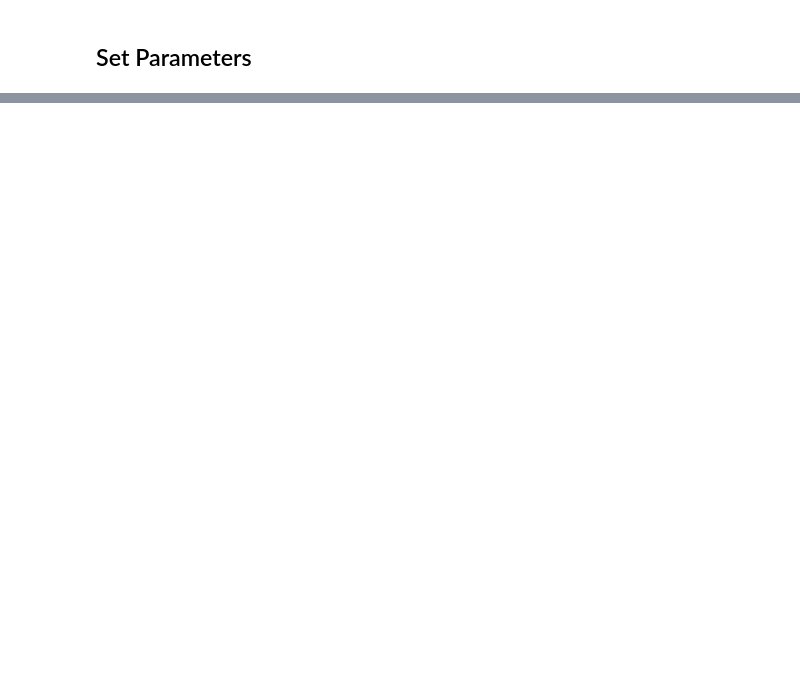
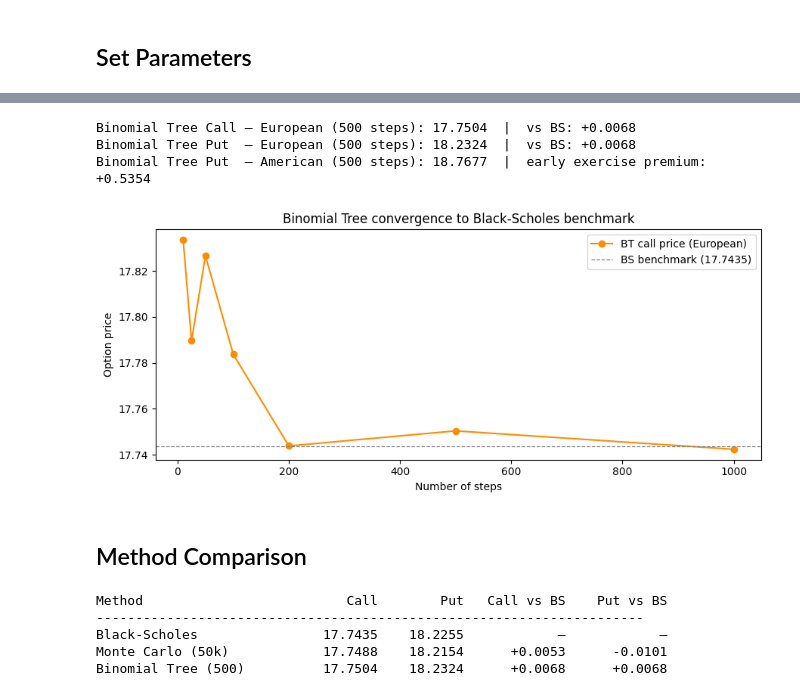
Before and after one commit to MADSIAH/option_pricing_platform, a Jupyter notebook: notebooks/pricing.ipynb, the cells around one changed output, grey strips where cells are left out. Saved outputs shown, nothing was run; the diff lists cells and outputs as text; code cells hidden in the pictures; blank space fills up the shorter version.

```diff
--- a/notebooks/pricing.ipynb
+++ b/notebooks/pricing.ipynb
@@ -103,0 +146,46 @@ Black-Scholes Call Price: 17.8060
+# %%
+bt_call_eur = BinomialTree(steps=500).price(call_params)
+bt_put_eur  = BinomialTree(steps=500).price(put_params)
+bt_put_amer = BinomialTree(steps=500, american=True).price(put_params)
+
+print(f"Binomial Tree Call — European (500 steps): {bt_call_eur.price:.4f}  |  vs BS: {bt_call_eur.price - bs_call.price:+.4f}")
+print(f"Binomial Tree Put  — European (500 steps): {bt_put_eur.price:.4f}  |  vs BS: {bt_put_eur.price - bs_put.price:+.4f}")
+print(f"Binomial Tree Put  — American (500 steps): {bt_put_amer.price:.4f}  |  early exercise premium: {bt_put_amer.price - bt_put_eur.price:+.4f}")
+# %% [output]
+Binomial Tree Call — European (500 steps): 17.7504  |  vs BS: +0.0068
+Binomial Tree Put  — European (500 steps): 18.2324  |  vs BS: +0.0068
+Binomial Tree Put  — American (500 steps): 18.7677  |  early exercise premium: +0.5354
+# %%
+step_counts = [10, 25, 50, 100, 200, 500, 1000]
+bt_conv = [BinomialTree(steps=n).price(call_params).price for n in step_counts]
+
+fig, ax = plt.subplots(figsize=(9, 4))
+ax.plot(step_counts, bt_conv, marker="o", color="darkorange", label="BT call price (European)")
+ax.axhline(bs_call.price, linestyle="--", color="gray", linewidth=0.9, label=f"BS benchmark ({bs_call.price:.4f})")
+ax.set_xlabel("Number of steps")
+ax.set_ylabel("Option price")
+ax.set_title("Binomial Tree convergence to Black-Scholes benchmark")
+ax.legend()
+plt.tight_layout()
+plt.show()
+# %% [output]
+[figure, added]
+# %% [markdown]
+## Method Comparison
+# %%
+labels      = ["Black-Scholes", "Monte Carlo\n(50k paths)", "Binomial Tree\n(500 steps)"]
+call_prices = [bs_call.price, mc_call.price, bt_call_eur.price]
+put_prices  = [bs_put.price,  mc_put.price,  bt_put_eur.price]
+
+print(f"{'Method':<25} {'Call':>10} {'Put':>10} {'Call vs BS':>12} {'Put vs BS':>12}")
+print("-" * 70)
+for label, c, p in zip(["Black-Scholes", "Monte Carlo (50k)", "Binomial Tree (500)"], call_prices, put_prices):
+    call_diff = f"{c - bs_call.price:+.4f}" if label != "Black-Scholes" else "—"
+    put_diff  = f"{p - bs_put.price:+.4f}"  if label != "Black-Scholes" else "—"
+    print(f"{label:<25} {c:>10.4f} {p:>10.4f} {call_diff:>12} {put_diff:>12}")
+# %% [output]
+Method                          Call        Put   Call vs BS    Put vs BS
+----------------------------------------------------------------------
+Black-Scholes                17.7435    18.2255            —            —
+Monte Carlo (50k)            17.7488    18.2154      +0.0053      -0.0101
+Binomial Tree (500)          17.7504    18.2324      +0.0068      +0.0068
```
Also changed, not shown: parts of 11 cells of this notebook.
